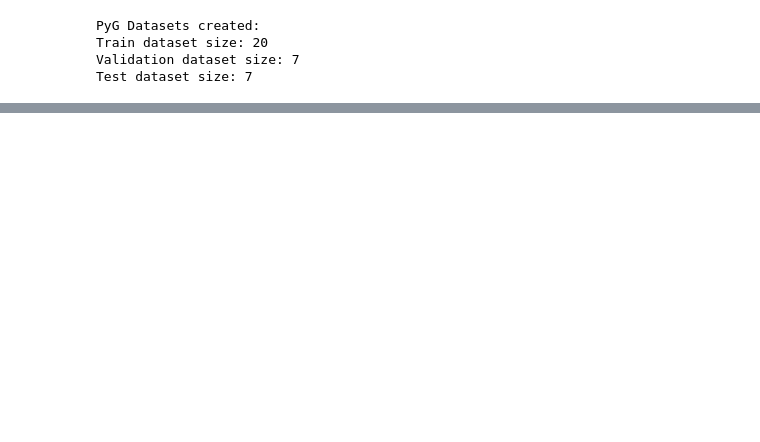
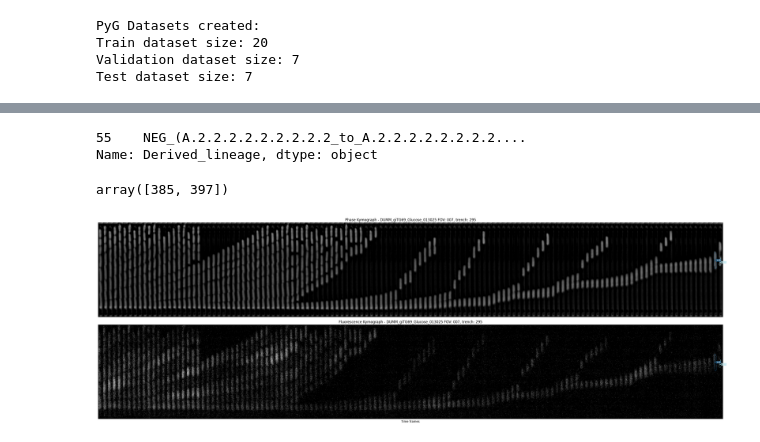
Before and after one commit to nvivanco/Image_analysis, a Jupyter notebook: Pytorch_simple_GNN.ipynb, the cells around one changed output, grey strips where cells are left out. Drawn from its saved outputs; the diff is of its cells as text; code cells hidden in the pictures; blank space fills up the shorter version.

```diff
--- a/Pytorch_simple_GNN.ipynb
+++ b/Pytorch_simple_GNN.ipynb
@@ -1191,0 +1211,8 @@ for index, row in df_cells.iterrows():
+# %%
+# Plot the wrong associations in kymographs
+wrong_connections = df_predictions[df_predictions['Predicted_Label'] != df_predictions['True_Label']][['Source_Node', 'Destination_Node']].values
+# %%
+df_predictions[df_predictions['Predicted_Label'] != df_predictions['True_Label']]['Derived_lineage']
+# %% [output]
+55    NEG_(A.2.2.2.2.2.2.2.2.2_to_A.2.2.2.2.2.2.2.2....
+Name: Derived_lineage, dtype: object
@@ -1191,0 +1362,18 @@ for index, row in df_cells.iterrows():
+# %%
+wrong_connections[0,:]
+# %% [output]
+array([385, 397])
+# %%
+path_to_phase_kymograph = '/Users/noravivancogonzalez/Documents/DuMM_image_analysis/DUMM_giTG69_Glucose_013025/hyperstacked/drift_corrected/rotated/mm_channels/subtracted/007_295.tif'
+path_to_fluor_kymograph = '/Users/noravivancogonzalez/Documents/DuMM_image_analysis/DUMM_giTG69_Glucose_013025/hyperstacked/drift_corrected/rotated/mm_channels/subtracted/fluor/007_295.tif'
+phase_kymograph = tifffile.imread(path_to_phase_kymograph)
+fluor_kymograph = tifffile.imread(path_to_fluor_kymograph)
+
+for edge in wrong_connections:
+    plot_kymograph_cells_id(phase_kymograph, fluor_kymograph,
+                                    df_cells[df_cells['node_id'].isin(edge)],
+                                    folder, FOV, trench_id,
+                                    None,
+                                    track_id_col='node_id')
+# %% [output]
+[figure, added]
```
Also changed, not shown: parts of 11 cells of this notebook.
